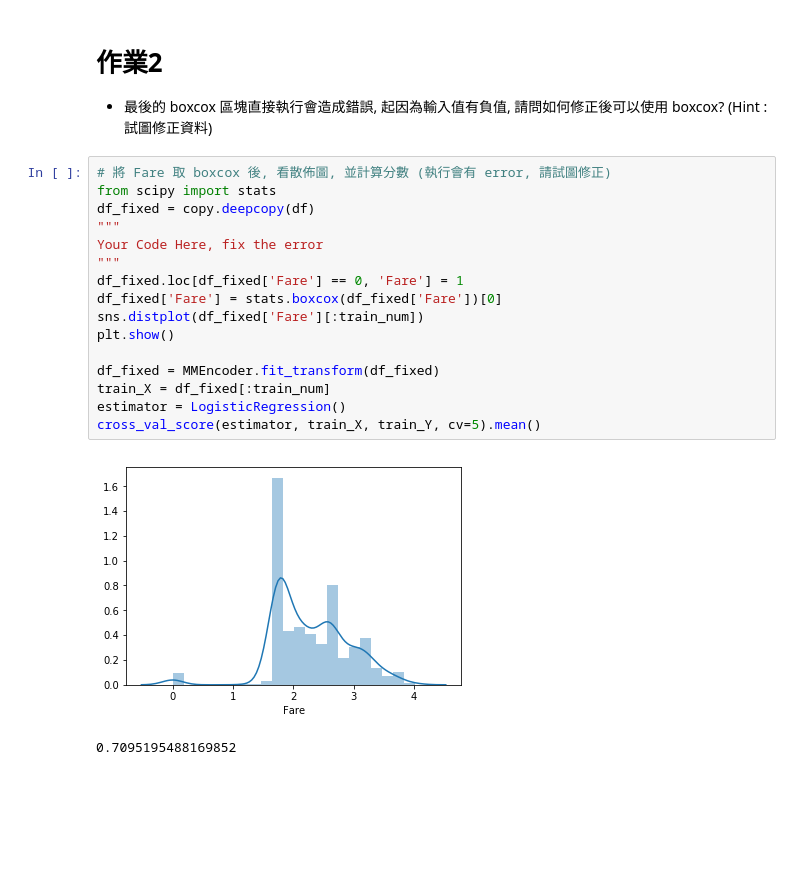
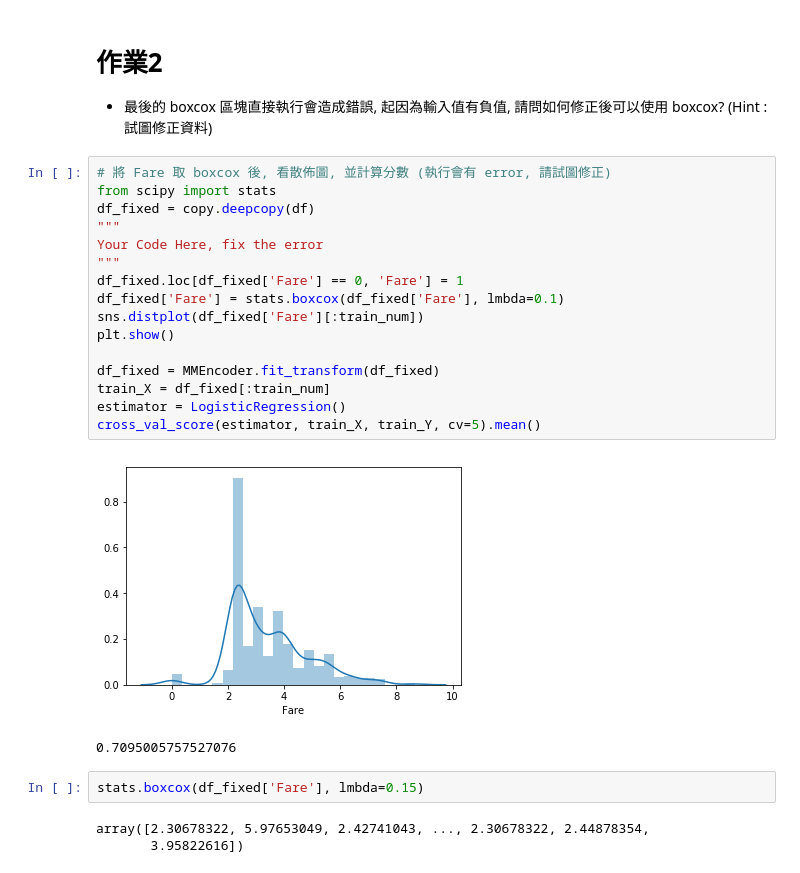
Before and after one commit to johnma9380/3rd-ML100Days, a Jupyter notebook: homework/D23/Day_023_HW.ipynb, the cells around one changed output. Saved outputs shown, nothing was run; the diff lists cells and outputs as text; blank space fills up the shorter version.

```diff
--- a/homework/D23/Day_023_HW.ipynb
+++ b/homework/D23/Day_023_HW.ipynb
@@ -102,19 +102,24 @@ cross_val_score(estimator, train_X, train_Y, cv=5).mean()
 # %%
 # 將 Fare 取 boxcox 後, 看散佈圖, 並計算分數 (執行會有 error, 請試圖修正)
 from scipy import stats
 df_fixed = copy.deepcopy(df)
 """
 Your Code Here, fix the error
 """
 df_fixed.loc[df_fixed['Fare'] == 0, 'Fare'] = 1
-df_fixed['Fare'] = stats.boxcox(df_fixed['Fare'])[0]
+df_fixed['Fare'] = stats.boxcox(df_fixed['Fare'], lmbda=0.1)
 sns.distplot(df_fixed['Fare'][:train_num])
 plt.show()
 
 df_fixed = MMEncoder.fit_transform(df_fixed)
 train_X = df_fixed[:train_num]
 estimator = LogisticRegression()
 cross_val_score(estimator, train_X, train_Y, cv=5).mean()
 # %% [output]
-[figure, old version]
+[figure, new version]
-0.7095195488169852
+0.7095005757527076
+# %%
+stats.boxcox(df_fixed['Fare'], lmbda=0.15)
+# %% [output]
+array([2.30678322, 5.97653049, 2.42741043, ..., 2.30678322, 2.44878354,
+       3.95822616])
```
Also changed, not shown: parts of 1 cell of this notebook, 30 other files.
